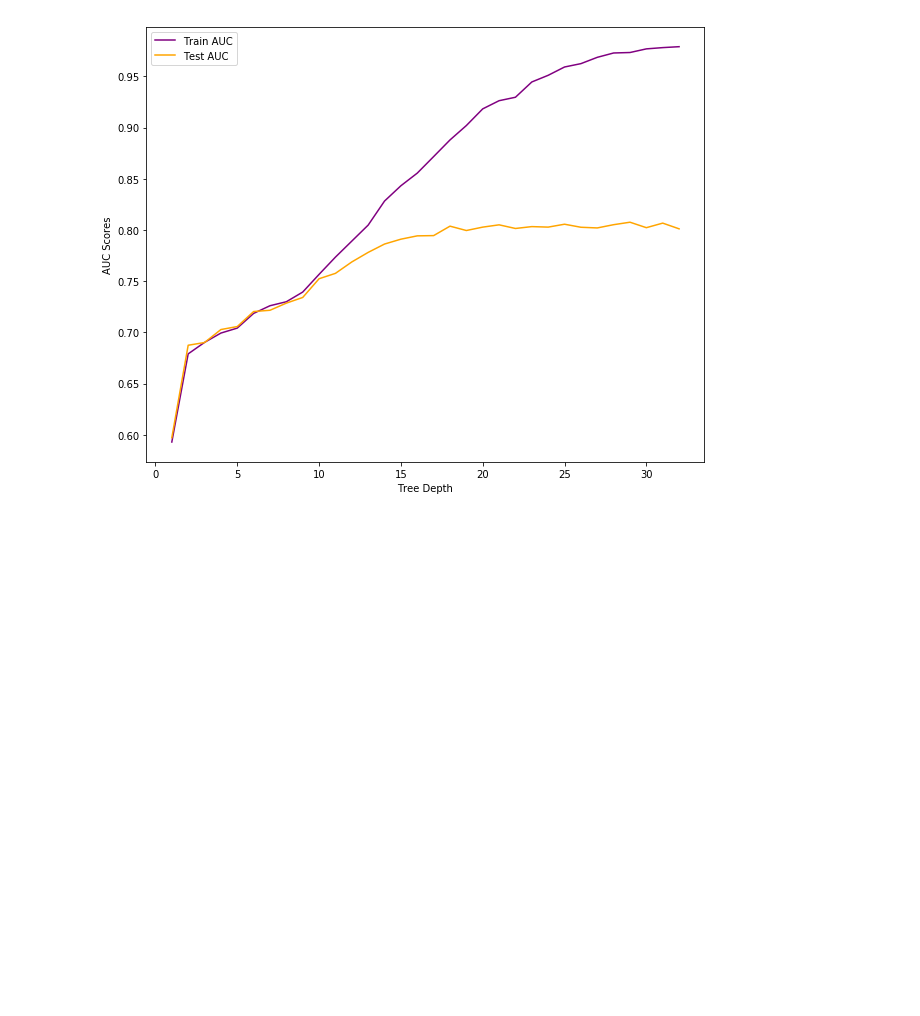
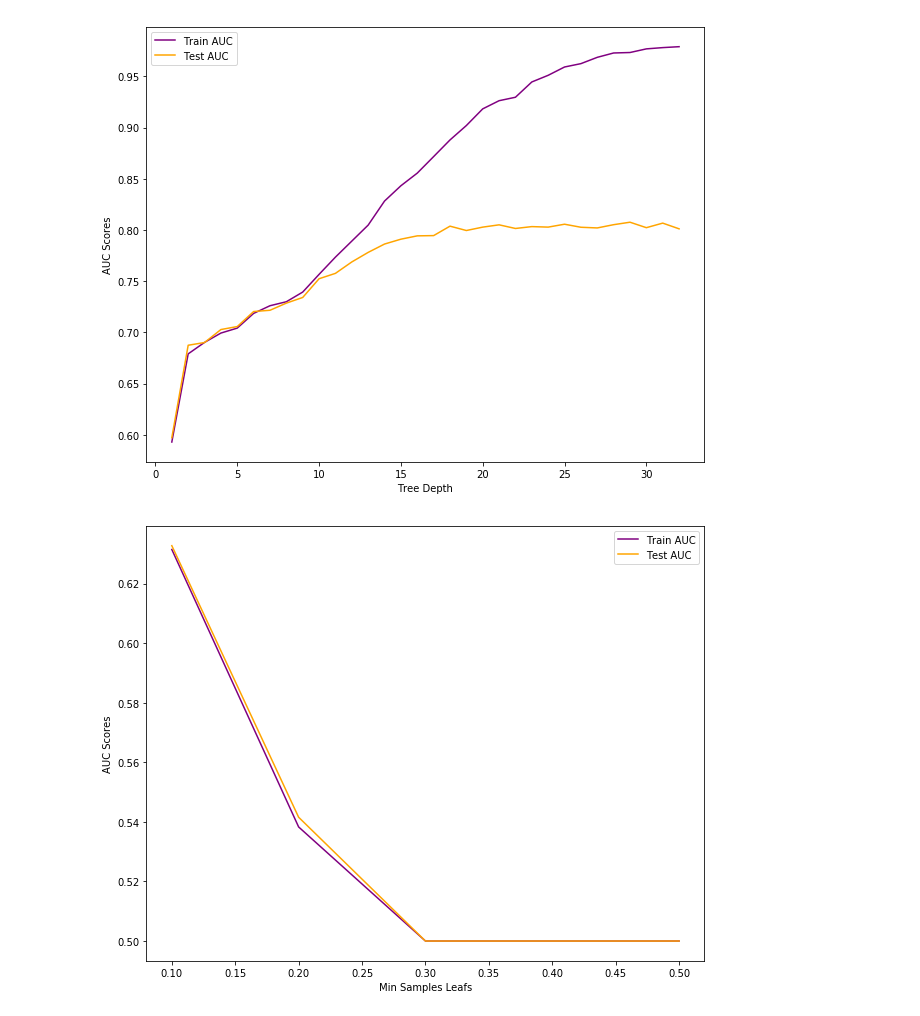
Before and after one commit to MagicMilly/dsc-3-final-project-online-ds-ft-100118, a Jupyter notebook: student.ipynb, the cells around one changed output. Saved outputs shown, nothing was run; the diff lists cells and outputs as text; code cells hidden in the pictures; blank space fills up the shorter version.

Commit message:
have some roc curves

```diff
--- a/student.ipynb
+++ b/student.ipynb
@@ -1393,30 +1393,32 @@ plt.show();
 # %%
 # For GridSearch, try max_depths around 5-15
 # %%
-# Visualize effect of different max_samples_leaf on AUC scores
+# Visualize effect of different min_samples_leaf on AUC scores
 
 min_samples_leafs = np.linspace(0.1, 0.5, 5, endpoint=True)
 train_auc = []
 test_auc = []
 
 for leaf in min_samples_leafs:
 
-    dt = DecisionTreeClassifier(criterion='entropy', min_samples_leaf=leaf)
-    dt.fit(X_train, y_train)
-    train_pred = dt.predict(X_train)
+    rf = RandomForestClassifier(min_samples_leaf=leaf)
+    rf.fit(X_train, y_train)
+    train_pred = rf.predict(X_train)
     fpr, tpr, thresh = roc_curve(y_train, train_pred)
     roc_auc = auc(fpr, tpr)
     train_auc.append(roc_auc)
 
-    test_pred = dt.predict(X_test)
+    test_pred = rf.predict(X_test)
     fpr, tpr, thresh = roc_curve(y_test, test_pred)
     roc_auc = auc(fpr, tpr)
     test_auc.append(roc_auc)
 
 plt.figure(figsize=(10,8))
 plt.plot(min_samples_leafs, train_auc, color='purple', label='Train AUC')
 plt.plot(min_samples_leafs, test_auc, color='orange', label='Test AUC')
 plt.xlabel('Min Samples Leafs')
 plt.ylabel('AUC Scores')
 plt.legend(loc='best')
 plt.show();
+# %% [output]
+[figure, added]
```
Also changed, not shown: parts of 8 cells of this notebook.
